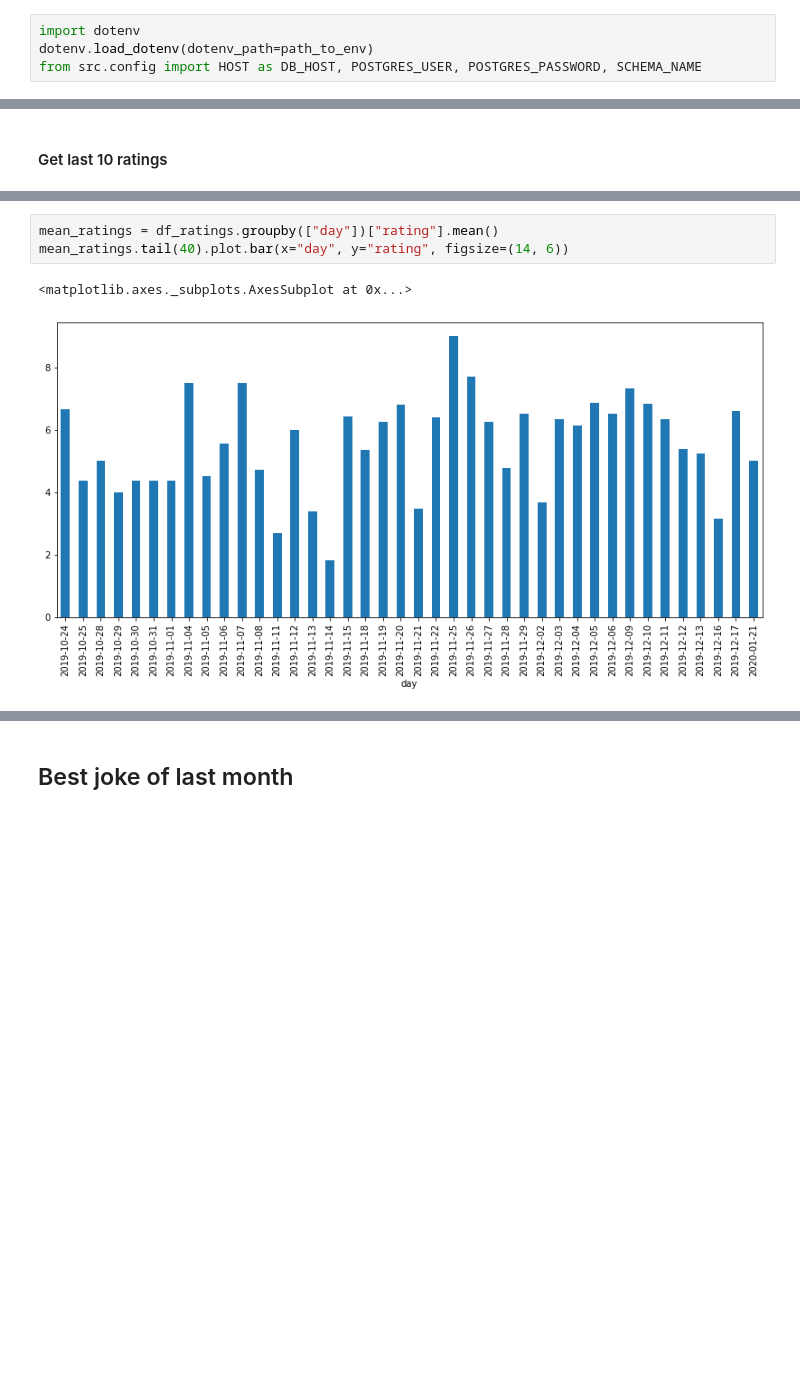
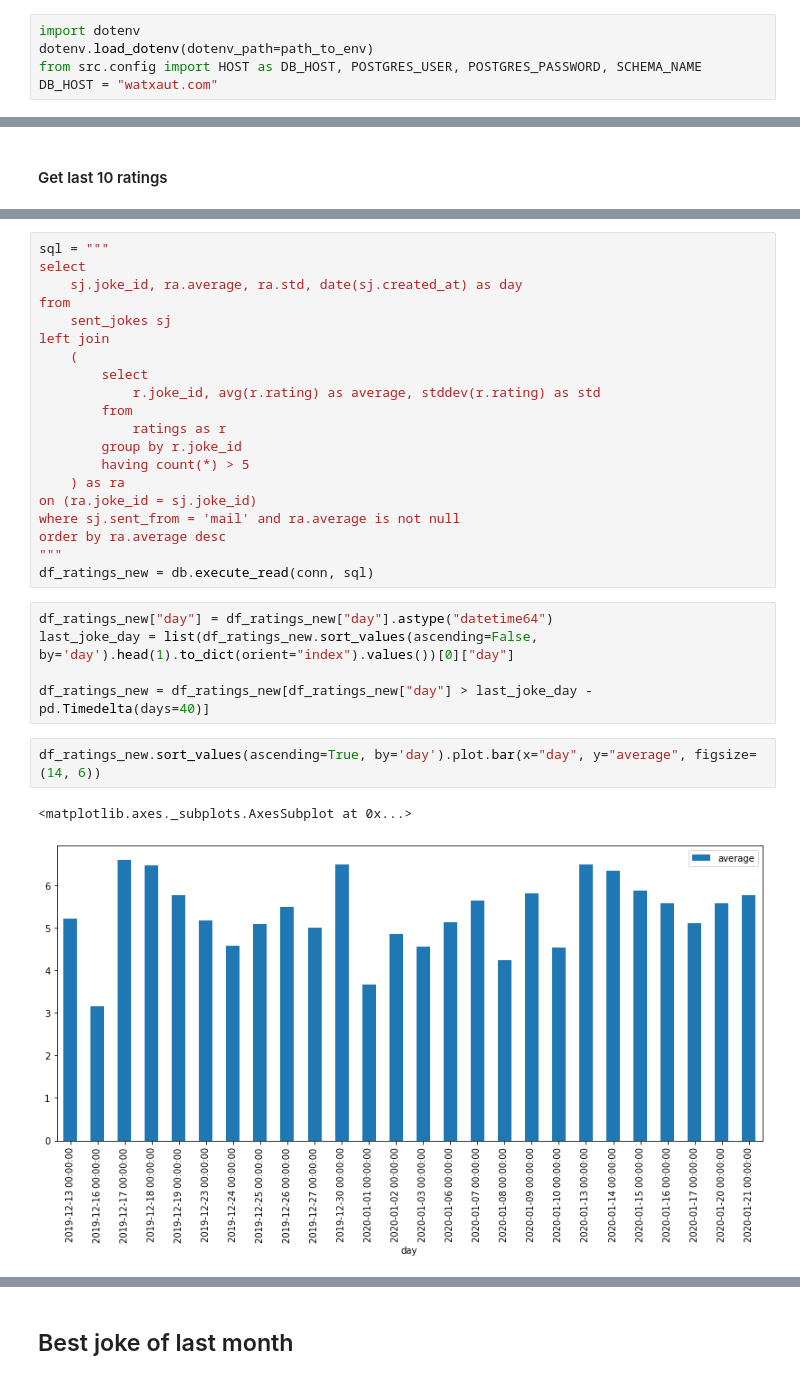
Before and after one commit to watxaut-alpha/joke-app, a Jupyter notebook: notebooks/analysis_mail_users.ipynb, the cells around one changed output, grey strips where cells are left out. Drawn from its saved outputs; the diff is of its cells as text; blank space fills up the shorter version.

Commit message:
more changes to notebook ratings

```diff
--- a/notebooks/analysis_mail_users.ipynb
+++ b/notebooks/analysis_mail_users.ipynb
@@ -12,6 +12,7 @@ except FileNotFoundError:
 import dotenv
 dotenv.load_dotenv(dotenv_path=path_to_env)
 from src.config import HOST as DB_HOST, POSTGRES_USER, POSTGRES_PASSWORD, SCHEMA_NAME
+DB_HOST = "watxaut.com"
 # %%
 import pandas as pd
 import matplotlib.pyplot as plt
@@ -145,7 +174,31 @@ df_ratings.tail(15)
+# %%
+sql = """
+select
+	sj.joke_id, ra.average, ra.std, date(sj.created_at) as day
+from
+	sent_jokes sj
+left join
+	(
+		select
+			r.joke_id, avg(r.rating) as average, stddev(r.rating) as std
+		from
+			ratings as r
+		group by r.joke_id
+        having count(*) > 5
+	) as ra
+on (ra.joke_id = sj.joke_id)
+where sj.sent_from = 'mail' and ra.average is not null
+order by ra.average desc
+"""
+df_ratings_new = db.execute_read(conn, sql)
+# %%
+df_ratings_new["day"] = df_ratings_new["day"].astype("datetime64")
+last_joke_day = list(df_ratings_new.sort_values(ascending=False, by='day').head(1).to_dict(orient="index").values())[0]["day"]
+
+df_ratings_new = df_ratings_new[df_ratings_new["day"] > last_joke_day - pd.Timedelta(days=40)]
 # %%
-mean_ratings = df_ratings.groupby(["day"])["rating"].mean()
-mean_ratings.tail(40).plot.bar(x="day", y="rating", figsize=(14, 6))
+df_ratings_new.sort_values(ascending=True, by='day').plot.bar(x="day", y="average", figsize=(14, 6))
 # %% [output]
 <matplotlib.axes._subplots.AxesSubplot at 0x...>
-[figure, old version]
+[figure, new version]
 # %% [markdown]
```
Also changed, not shown: parts of 19 cells of this notebook.
